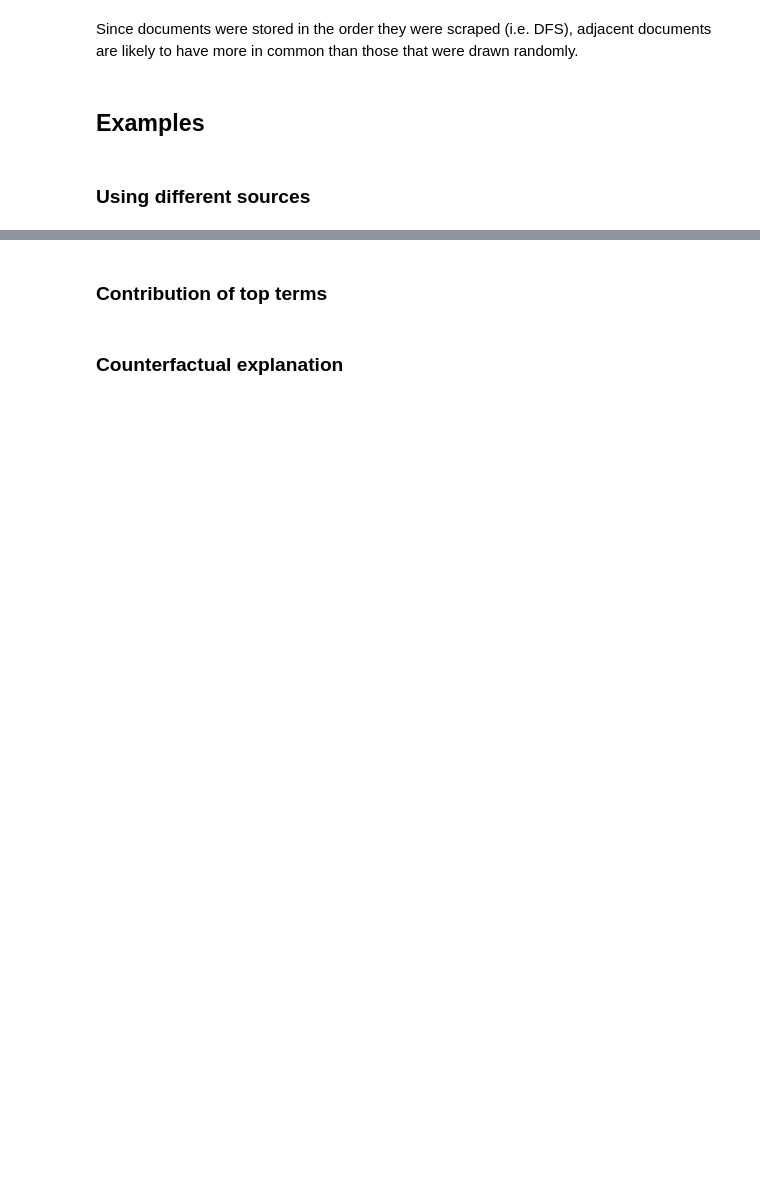
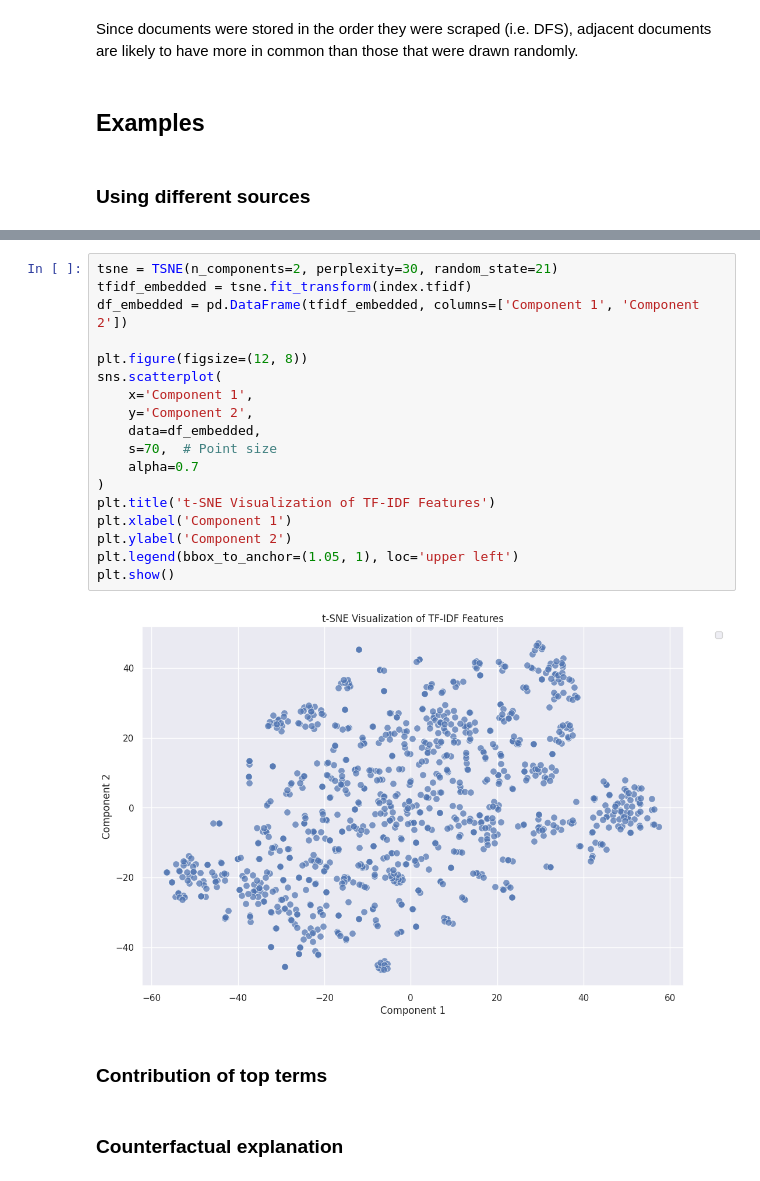
Before and after one commit to AndrewChmutov/wiki-recommendation, a Jupyter notebook: index.ipynb, the cells around one changed output, grey strips where cells are left out. Drawn from its saved outputs; the diff is of its cells as text; blank space fills up the shorter version.

```diff
--- a/index.ipynb
+++ b/index.ipynb
@@ -281,3 +283,23 @@ With skipping
+# %%
+tsne = TSNE(n_components=2, perplexity=30, random_state=21)
+tfidf_embedded = tsne.fit_transform(index.tfidf)
+df_embedded = pd.DataFrame(tfidf_embedded, columns=['Component 1', 'Component 2'])
+
+plt.figure(figsize=(12, 8))
+sns.scatterplot(
+    x='Component 1',
+    y='Component 2',
+    data=df_embedded,
+    s=70,  # Point size
+    alpha=0.7
+)
+plt.title('t-SNE Visualization of TF-IDF Features')
+plt.xlabel('Component 1')
+plt.ylabel('Component 2')
+plt.legend(bbox_to_anchor=(1.05, 1), loc='upper left')
+plt.show()
+# %% [output]
+[figure, added]
 # %% [markdown]
 ### Contribution of top terms
 # %% [markdown]
```
Also changed, not shown: parts of 11 cells of this notebook.
